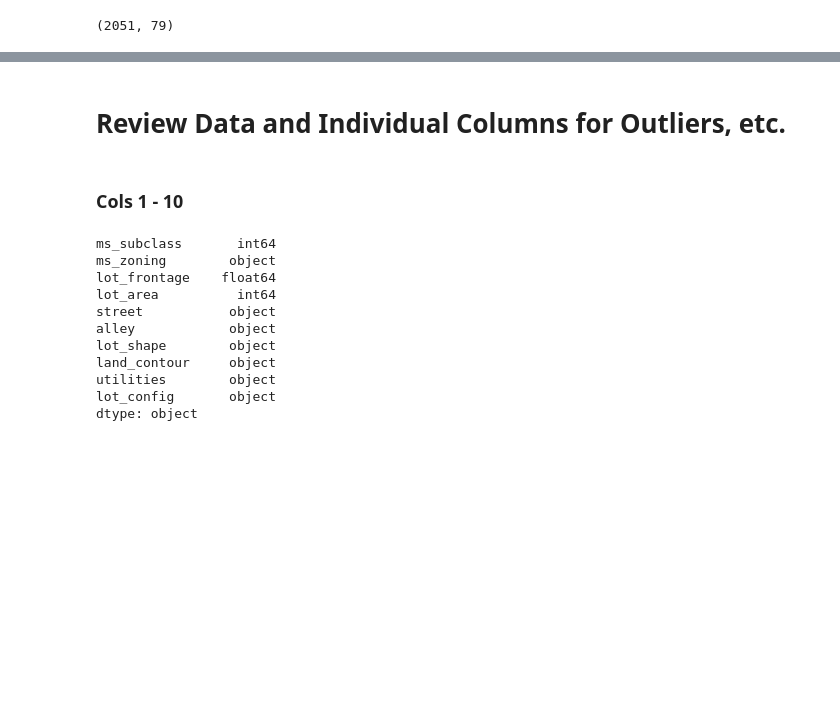
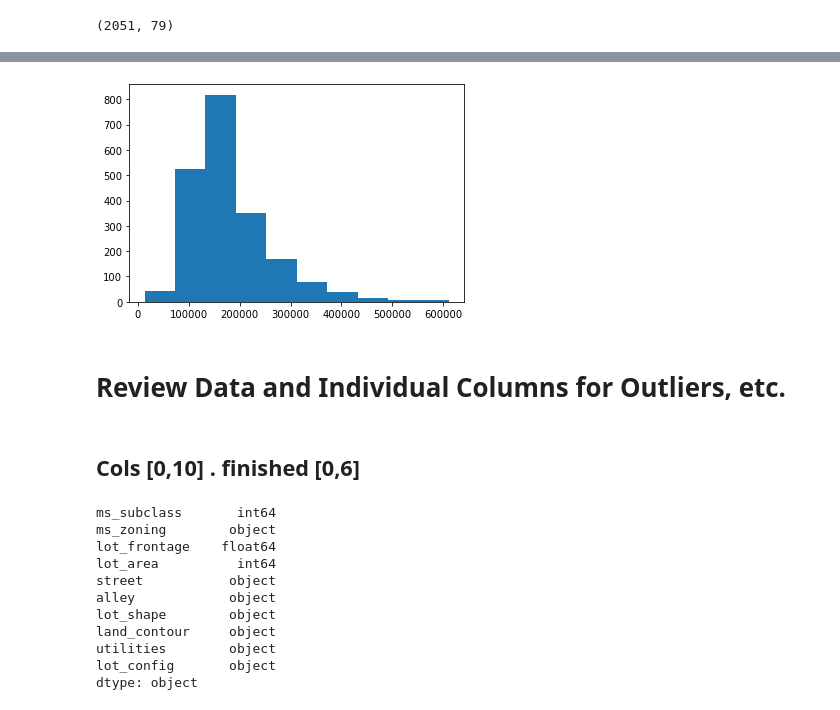
Before and after one commit to lawjackelen/ames-housing-model, a Jupyter notebook: project-2-workbook-cleaning.ipynb, the cells around one changed output, grey strips where cells are left out. Cells and saved outputs as stored; diff of their text form; code cells hidden in the pictures; blank space fills up the shorter version.

```diff
--- a/project-2-workbook-cleaning.ipynb
+++ b/project-2-workbook-cleaning.ipynb
@@ -31,7 +75,12 @@ train.shape
+# %%
+# plot it
+plt.hist(train.saleprice);
+# %% [output]
+[figure, added]
 # %% [markdown]
 # Review Data and Individual Columns for Outliers, etc.
 # %% [markdown]
-###  Cols 1 - 10
+##  Cols [0,10] . finished [0,6]
 # %%
 train.dtypes[:10]
 # %% [output]
```
Also changed, not shown: parts of 459 cells of this notebook.
